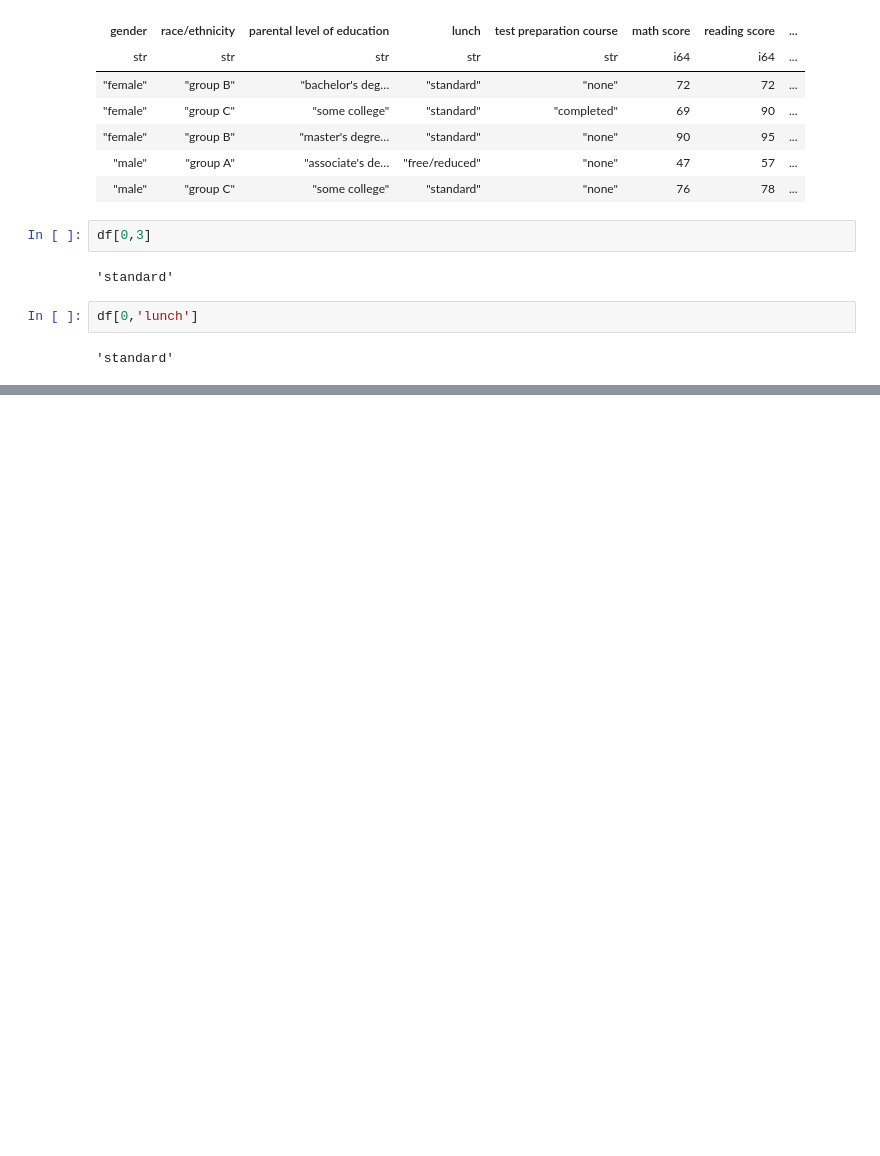
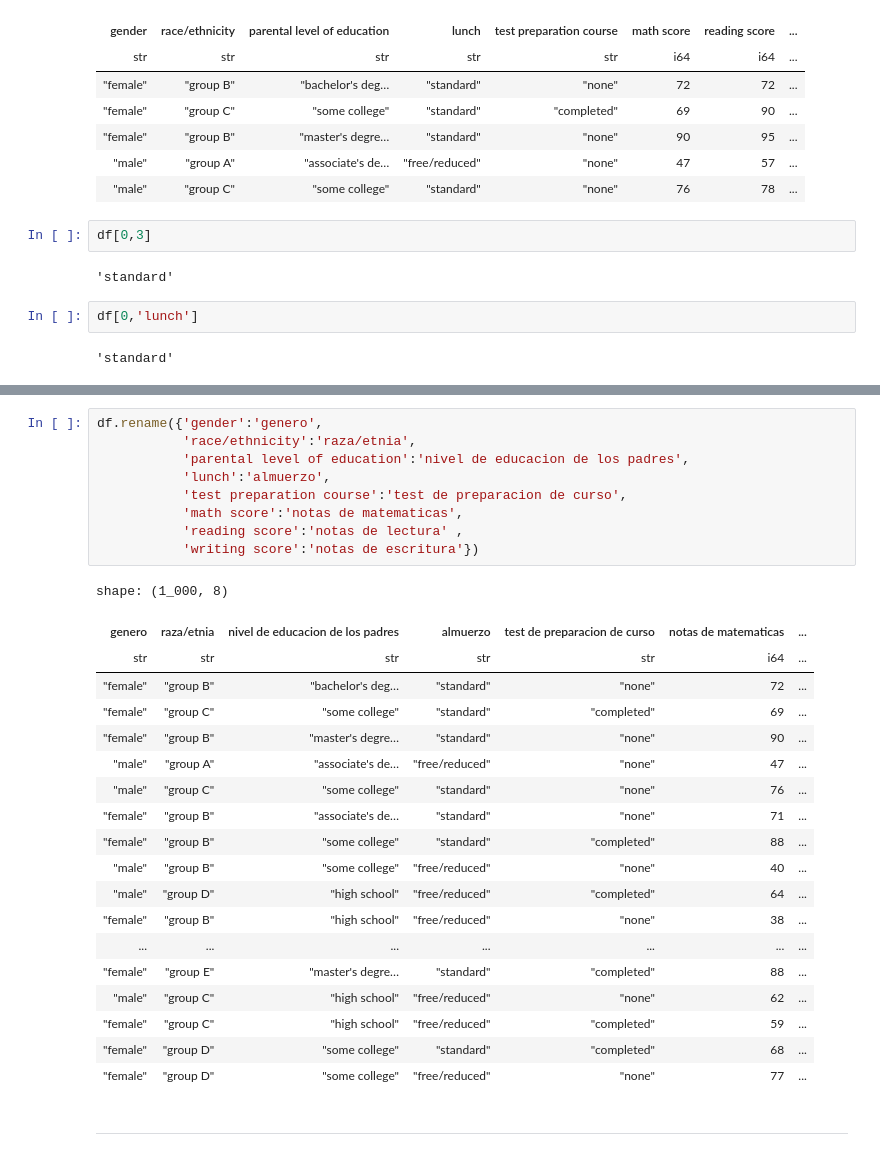
Before and after one commit to Marcello0206/Polars, a Jupyter notebook: Aprendiendo a usar Polars.ipynb, the cells around one changed output, grey strips where cells are left out. Cells and saved outputs as stored; diff of their text form; blank space fills up the shorter version.

```diff
--- a/Aprendiendo a usar Polars.ipynb
+++ b/Aprendiendo a usar Polars.ipynb
@@ -282,0 +516,31 @@ df[0,'lunch']
+# %%
+df.rename({'gender':'genero',
+           'race/ethnicity':'raza/etnia',
+           'parental level of education':'nivel de educacion de los padres',
+           'lunch':'almuerzo',
+           'test preparation course':'test de preparacion de curso',
+           'math score':'notas de matematicas',
+           'reading score':'notas de lectura' ,
+           'writing score':'notas de escritura'})
+# %% [output]
+shape: (1_000, 8)
+| genero | raza/etnia | nivel de educacion de los padres | almuerzo | test de preparacion de curso | notas de matematicas | ... |
+| str | str | str | str | str | i64 | ... |
+| "female" | "group B" | "bachelor's deg… | "standard" | "none" | 72 | ... |
+| "female" | "group C" | "some college" | "standard" | "completed" | 69 | ... |
+| "female" | "group B" | "master's degre… | "standard" | "none" | 90 | ... |
+| "male" | "group A" | "associate's de… | "free/reduced" | "none" | 47 | ... |
+| "male" | "group C" | "some college" | "standard" | "none" | 76 | ... |
+| "female" | "group B" | "associate's de… | "standard" | "none" | 71 | ... |
+| "female" | "group B" | "some college" | "standard" | "completed" | 88 | ... |
+| "male" | "group B" | "some college" | "free/reduced" | "none" | 40 | ... |
+| "male" | "group D" | "high school" | "free/reduced" | "completed" | 64 | ... |
+| "female" | "group B" | "high school" | "free/reduced" | "none" | 38 | ... |
+| ... | ... | ... | ... | ... | ... | ... |
+| "female" | "group E" | "master's degre… | "standard" | "completed" | 88 | ... |
+| "male" | "group C" | "high school" | "free/reduced" | "none" | 62 | ... |
+| "female" | "group C" | "high school" | "free/reduced" | "completed" | 59 | ... |
+| "female" | "group D" | "some college" | "standard" | "completed" | 68 | ... |
+| "female" | "group D" | "some college" | "free/reduced" | "none" | 77 | ... |
+# %% [markdown]
+----------------
```
Also changed, not shown: parts of 59 cells of this notebook.
